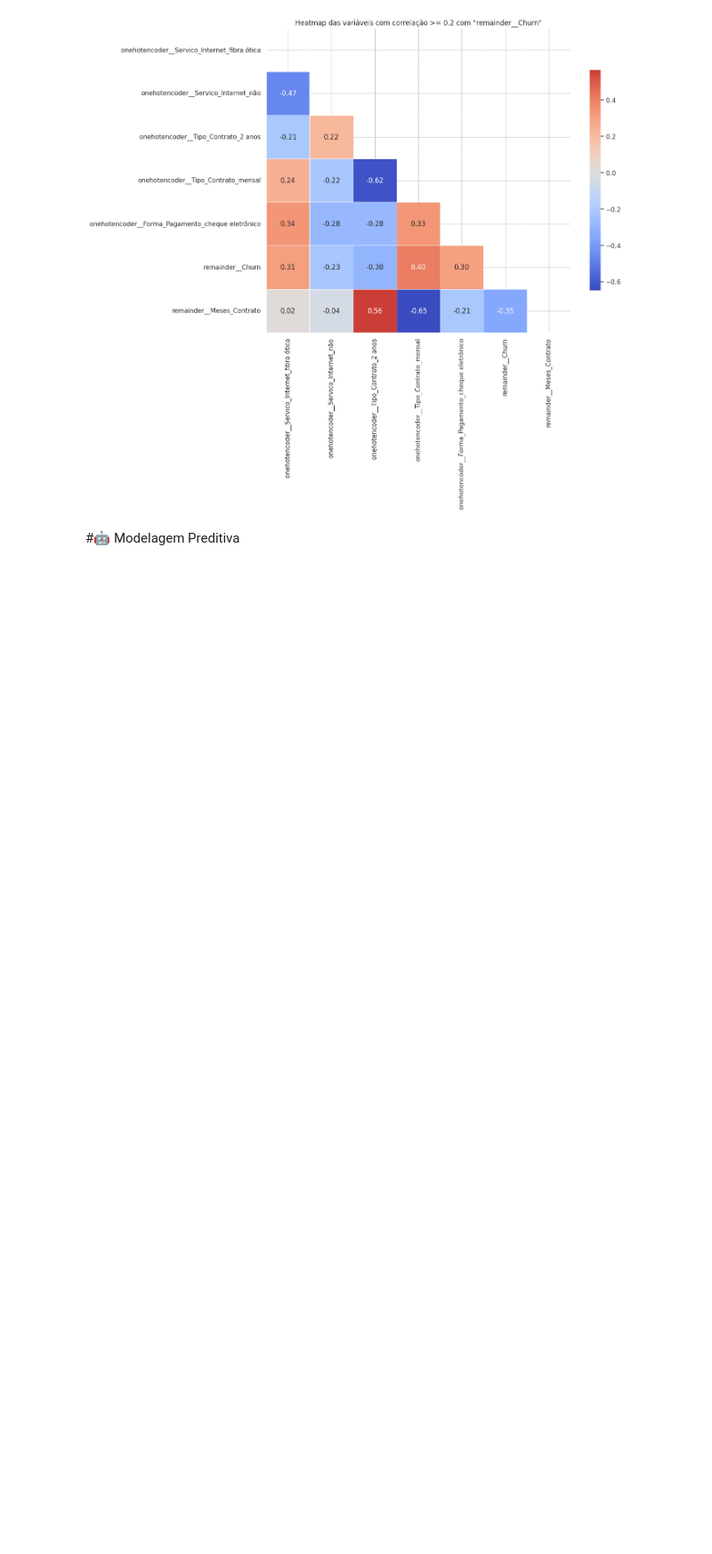
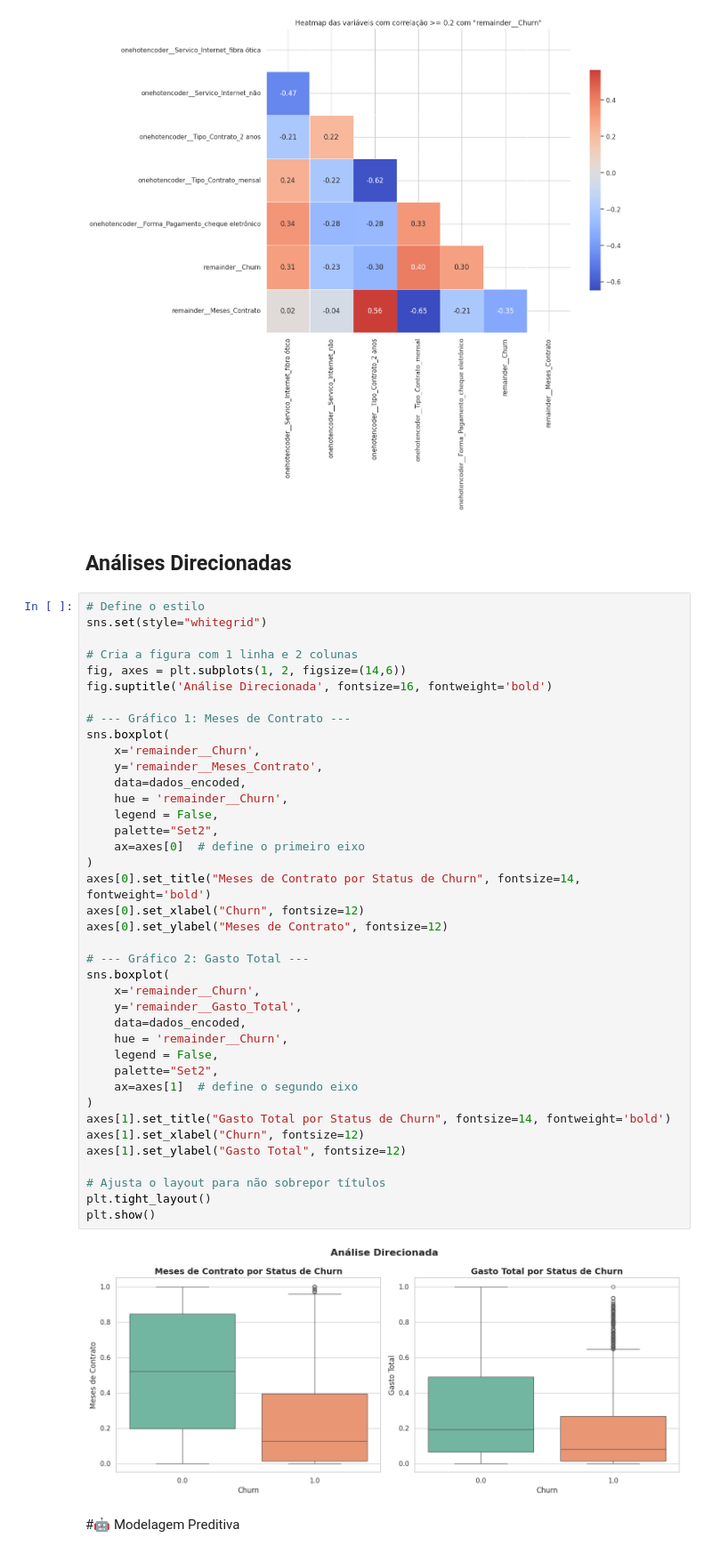
Before and after one commit to rodrigosergiosilva/challenge-telecom-x-2, a Jupyter notebook: TelecomX_Parte2_BR.ipynb, the cells around one changed output. Shown at 89% size. Drawn from its saved outputs; the diff is of its cells as text; blank space fills up the shorter version.

Commit message:
Correlação e Seleção de Variáveis - Análises Direcionadas

```diff
--- a/TelecomX_Parte2_BR.ipynb
+++ b/TelecomX_Parte2_BR.ipynb
@@ -345,6 +364,49 @@ plt.title(f'Heatmap das variáveis com correlação >= {limiar} com "{target_var
 plt.show()
 # %% [output]
 [figure]
+# %% [markdown]
+## Análises Direcionadas
+# %%
+# Define o estilo
+sns.set(style="whitegrid")
+
+# Cria a figura com 1 linha e 2 colunas
+fig, axes = plt.subplots(1, 2, figsize=(14,6))
+fig.suptitle('Análise Direcionada', fontsize=16, fontweight='bold')
+
+# --- Gráfico 1: Meses de Contrato ---
+sns.boxplot(
+    x='remainder__Churn',
+    y='remainder__Meses_Contrato',
+    data=dados_encoded,
+    hue = 'remainder__Churn',
+    legend = False,
+    palette="Set2",
+    ax=axes[0]  # define o primeiro eixo
+)
+axes[0].set_title("Meses de Contrato por Status de Churn", fontsize=14, fontweight='bold')
+axes[0].set_xlabel("Churn", fontsize=12)
+axes[0].set_ylabel("Meses de Contrato", fontsize=12)
+
+# --- Gráfico 2: Gasto Total ---
+sns.boxplot(
+    x='remainder__Churn',
+    y='remainder__Gasto_Total',
+    data=dados_encoded,
+    hue = 'remainder__Churn',
+    legend = False,
+    palette="Set2",
+    ax=axes[1]  # define o segundo eixo
+)
+axes[1].set_title("Gasto Total por Status de Churn", fontsize=14, fontweight='bold')
+axes[1].set_xlabel("Churn", fontsize=12)
+axes[1].set_ylabel("Gasto Total", fontsize=12)
+
+# Ajusta o layout para não sobrepor títulos
+plt.tight_layout()
+plt.show()
+# %% [output]
+[figure, added]
 # %% [markdown]
 #🤖 Modelagem Preditiva
 # %% [markdown]
```
Also changed, not shown: parts of 7 cells of this notebook.
